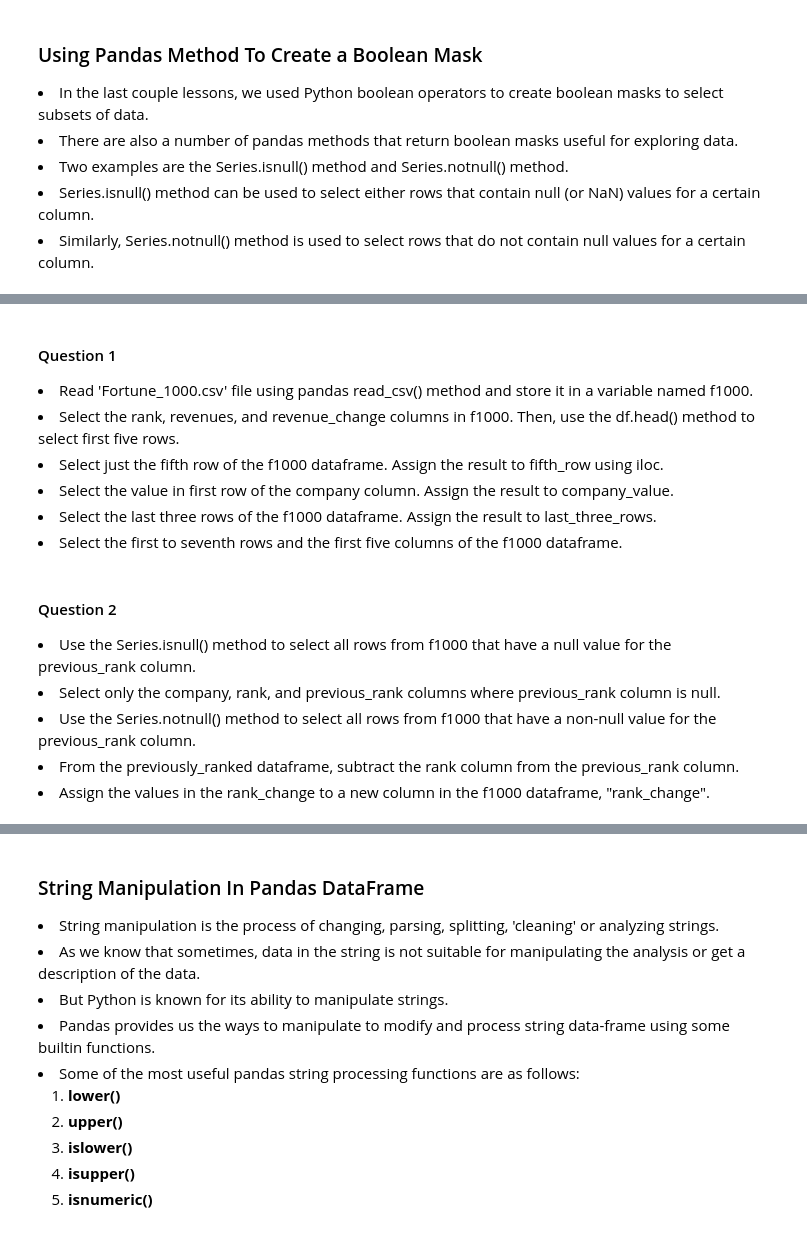
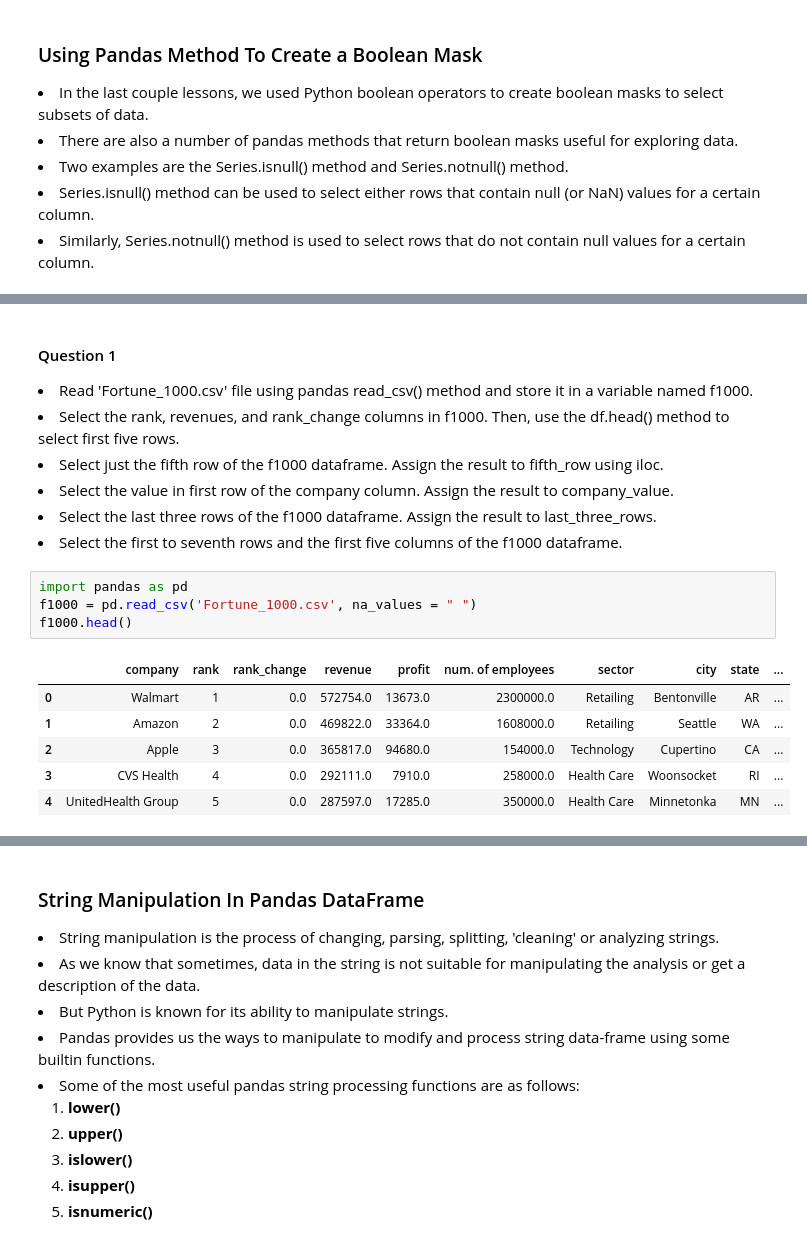
Before and after one commit to prabhat-123/Python_For_Data_Science, a Jupyter notebook: pandas_basics.ipynb, the cells around one changed output, grey strips where cells are left out. Cells and saved outputs as stored; diff of their text form.

```diff
--- a/pandas_basics.ipynb
+++ b/pandas_basics.ipynb
@@ -1843,15 +808,19 @@ weather_df[(weather_df['temperature'].notnull()) &
 #### Question 1
 
 <li>Read 'Fortune_1000.csv' file using pandas read_csv() method and store it in a variable named f1000.</li>
-<li>Select the rank, revenues, and revenue_change columns in f1000. Then, use the df.head() method to select first five rows.</li>
+<li>Select the rank, revenues, and rank_change columns in f1000. Then, use the df.head() method to select first five rows.</li>
 <li>Select just the fifth row of the f1000 dataframe. Assign the result to fifth_row using iloc.</li>
 <li>Select the value in first row of the company column. Assign the result to company_value.</li>
 <li>Select the last three rows of the f1000 dataframe. Assign the result to last_three_rows.</li>
 <li>Select the first to seventh rows and the first five columns of the f1000 dataframe.</li>
-# %% [markdown]
-#### Question 2
-<li>Use the Series.isnull() method to select all rows from f1000 that have a null value for the previous_rank column.</li>
-<li>Select only the company, rank, and previous_rank columns where previous_rank column is null.</li>
-<li>Use the Series.notnull() method to select all rows from f1000 that have a non-null value for the previous_rank column.</li></b>
-<li>From the previously_ranked dataframe, subtract the rank column from the previous_rank column.</li>
-<li>Assign the values in the rank_change to a new column in the f1000 dataframe, "rank_change".</li>
+# %%
+import pandas as pd
+f1000 = pd.read_csv('Fortune_1000.csv', na_values = " ")
+f1000.head()
+# %% [output]
+|  | company | rank | rank_change | revenue | profit | num. of employees | sector | city | state | ... |
+| 0 | Walmart | 1 | 0.0 | 572754.0 | 13673.0 | 2300000.0 | Retailing | Bentonville | AR | ... |
+| 1 | Amazon | 2 | 0.0 | 469822.0 | 33364.0 | 1608000.0 | Retailing | Seattle | WA | ... |
+| 2 | Apple | 3 | 0.0 | 365817.0 | 94680.0 | 154000.0 | Technology | Cupertino | CA | ... |
+| 3 | CVS Health | 4 | 0.0 | 292111.0 | 7910.0 | 258000.0 | Health Care | Woonsocket | RI | ... |
+| 4 | UnitedHealth Group | 5 | 0.0 | 287597.0 | 17285.0 | 350000.0 | Health Care | Minnetonka | MN | ... |
```
Also changed, not shown: parts of 195 cells of this notebook.
